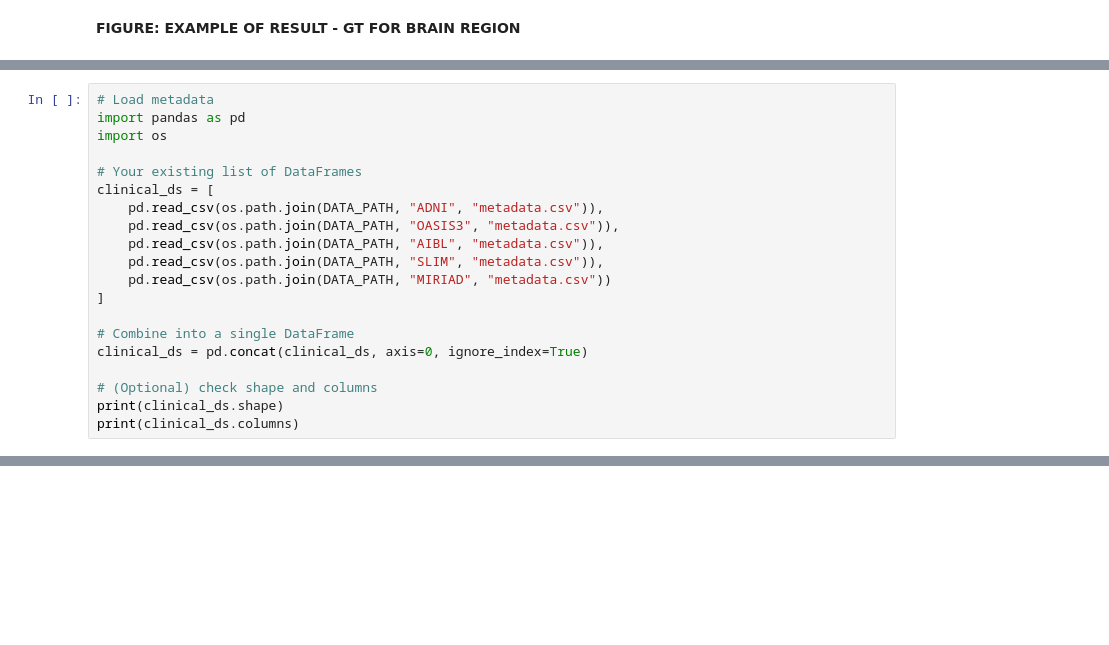
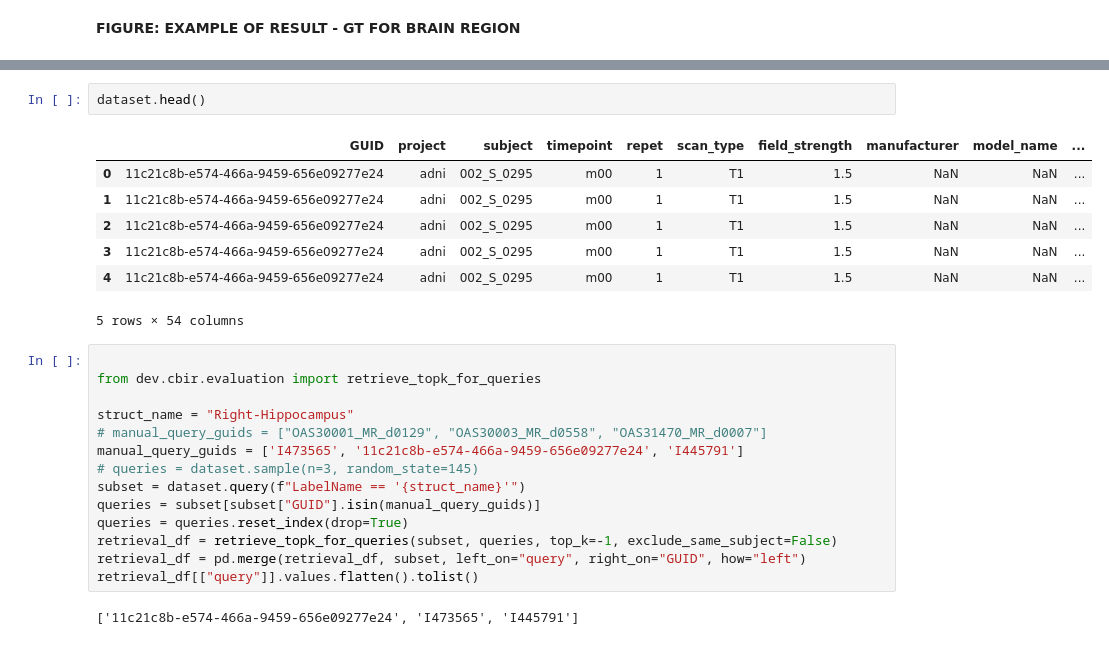
Before and after one commit to minnelab/NeuroCBIR, a Jupyter notebook: dev/notebooks/figures-maia-medium.ipynb, the cells around one changed output, grey strips where cells are left out. Drawn from its saved outputs; the diff is of its cells as text; blank space fills up the shorter version.

```diff
--- a/dev/notebooks/figures-maia-medium.ipynb
+++ b/dev/notebooks/figures-maia-medium.ipynb
@@ -432,20 +454,0 @@ DATA_PATH = "/home/maia-user/cifs/Datasets/"
-# %%
-# Load metadata
-import pandas as pd
-import os
-
-# Your existing list of DataFrames
-clinical_ds = [
-    pd.read_csv(os.path.join(DATA_PATH, "ADNI", "metadata.csv")),
-    pd.read_csv(os.path.join(DATA_PATH, "OASIS3", "metadata.csv")),
-    pd.read_csv(os.path.join(DATA_PATH, "AIBL", "metadata.csv")),
-    pd.read_csv(os.path.join(DATA_PATH, "SLIM", "metadata.csv")),
-    pd.read_csv(os.path.join(DATA_PATH, "MIRIAD", "metadata.csv"))
-]
-
-# Combine into a single DataFrame
-clinical_ds = pd.concat(clinical_ds, axis=0, ignore_index=True)
-
-# (Optional) check shape and columns
-print(clinical_ds.shape)
-print(clinical_ds.columns)
@@ -490,3 +499,29 @@ labels_bb_df = pd.merge(labels_df, bb_df, on="LabelName", how="inner") # Merge o
+# %%
+dataset.head()
+# %% [output]
+|  | GUID | project | subject | timepoint | repet | scan_type | field_strength | manufacturer | model_name | ... |
+| 0 | 11c21c8b-e574-466a-9459-656e09277e24 | adni | 002_S_0295 | m00 | 1 | T1 | 1.5 | NaN | NaN | ... |
+| 1 | 11c21c8b-e574-466a-9459-656e09277e24 | adni | 002_S_0295 | m00 | 1 | T1 | 1.5 | NaN | NaN | ... |
+| 2 | 11c21c8b-e574-466a-9459-656e09277e24 | adni | 002_S_0295 | m00 | 1 | T1 | 1.5 | NaN | NaN | ... |
+| 3 | 11c21c8b-e574-466a-9459-656e09277e24 | adni | 002_S_0295 | m00 | 1 | T1 | 1.5 | NaN | NaN | ... |
+| 4 | 11c21c8b-e574-466a-9459-656e09277e24 | adni | 002_S_0295 | m00 | 1 | T1 | 1.5 | NaN | NaN | ... |
+5 rows × 54 columns
+# %%
+
+from dev.cbir.evaluation import retrieve_topk_for_queries
+
+struct_name = "Right-Hippocampus"
+# manual_query_guids = ["OAS30001_MR_d0129", "OAS30003_MR_d0558", "OAS31470_MR_d0007"]
+manual_query_guids = ['I473565', '11c21c8b-e574-466a-9459-656e09277e24', 'I445791']
+# queries = dataset.sample(n=3, random_state=145)
+subset = dataset.query(f"LabelName == '{struct_name}'")
+queries = subset[subset["GUID"].isin(manual_query_guids)]
+queries = queries.reset_index(drop=True)
+retrieval_df = retrieve_topk_for_queries(subset, queries, top_k=-1, exclude_same_subject=False)
+retrieval_df = pd.merge(retrieval_df, subset, left_on="query", right_on="GUID", how="left")
+retrieval_df[["query"]].values.flatten().tolist()
+# %% [output]
+['11c21c8b-e574-466a-9459-656e09277e24', 'I473565', 'I445791']
 # %%
 import os
 import nibabel as nib
```
Also changed, not shown: parts of 25 cells of this notebook, 25 other files.
